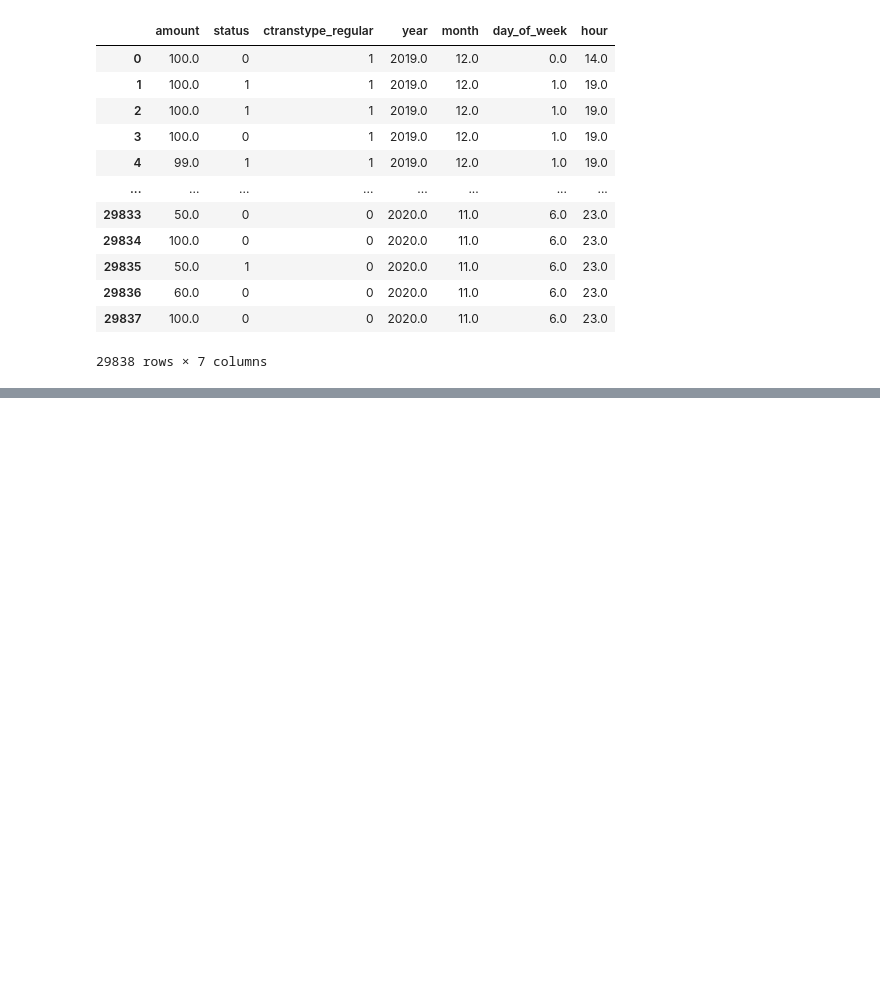
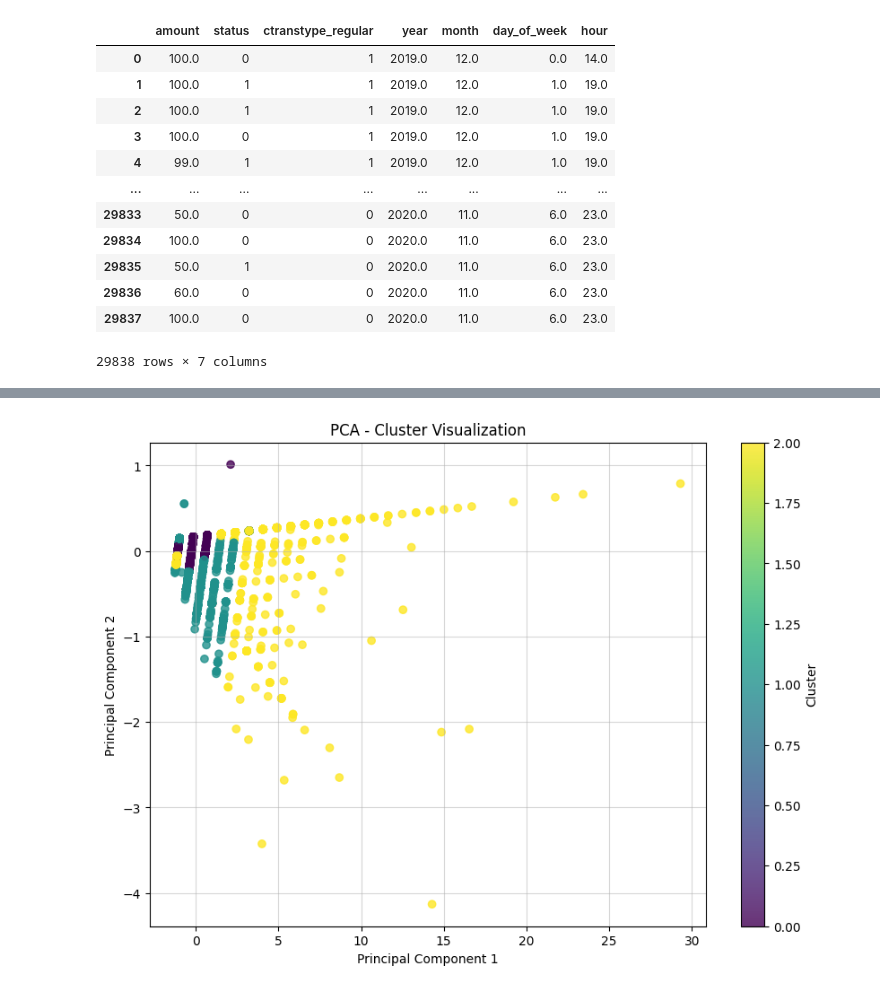
Before and after one commit to DataScience-UOC-projects/monayvi, a Jupyter notebook: notebooks/10-logistic-regression.ipynb, the cells around one changed output, grey strips where cells are left out. Saved outputs shown, nothing was run; the diff lists cells and outputs as text; code cells hidden in the pictures; blank space fills up the shorter version.

```diff
--- a/notebooks/10-logistic-regression.ipynb
+++ b/notebooks/10-logistic-regression.ipynb
@@ -988,0 +1086,19 @@ df
+# %%
+import matplotlib.pyplot as plt
+
+# Scatter plot of PCA components
+plt.figure(figsize=(10, 7))
+scatter = plt.scatter(X_pca[:, 0], X_pca[:, 1], c=clusters, cmap='viridis', alpha=0.8)
+
+# Add cluster centers (optional, if available)
+# plt.scatter(cluster_centers[:, 0], cluster_centers[:, 1], c='red', marker='X', s=200, label='Centroids')
+
+# Add legend and labels
+plt.colorbar(scatter, label='Cluster')
+plt.title('PCA - Cluster Visualization')
+plt.xlabel('Principal Component 1')
+plt.ylabel('Principal Component 2')
+plt.grid(alpha=0.5)
+plt.show()
+# %% [output]
+[figure, added]
```
Also changed, not shown: parts of 17 cells of this notebook.
